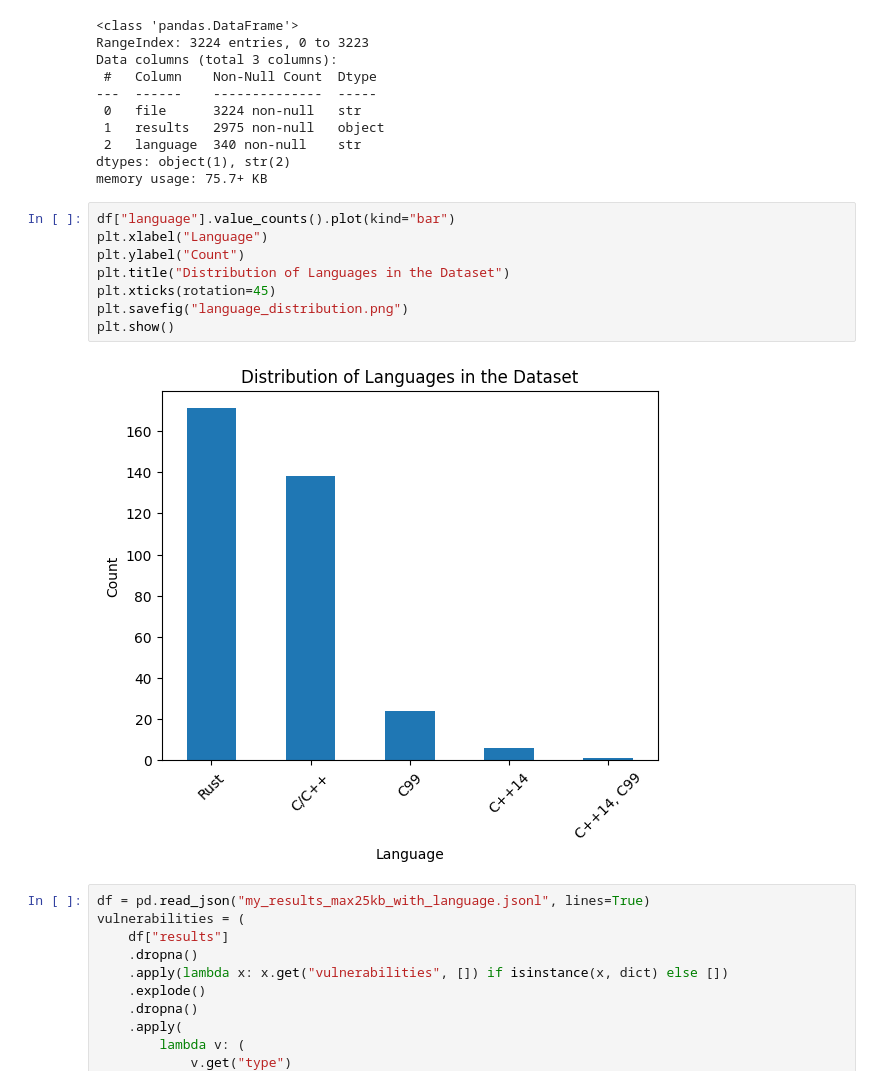
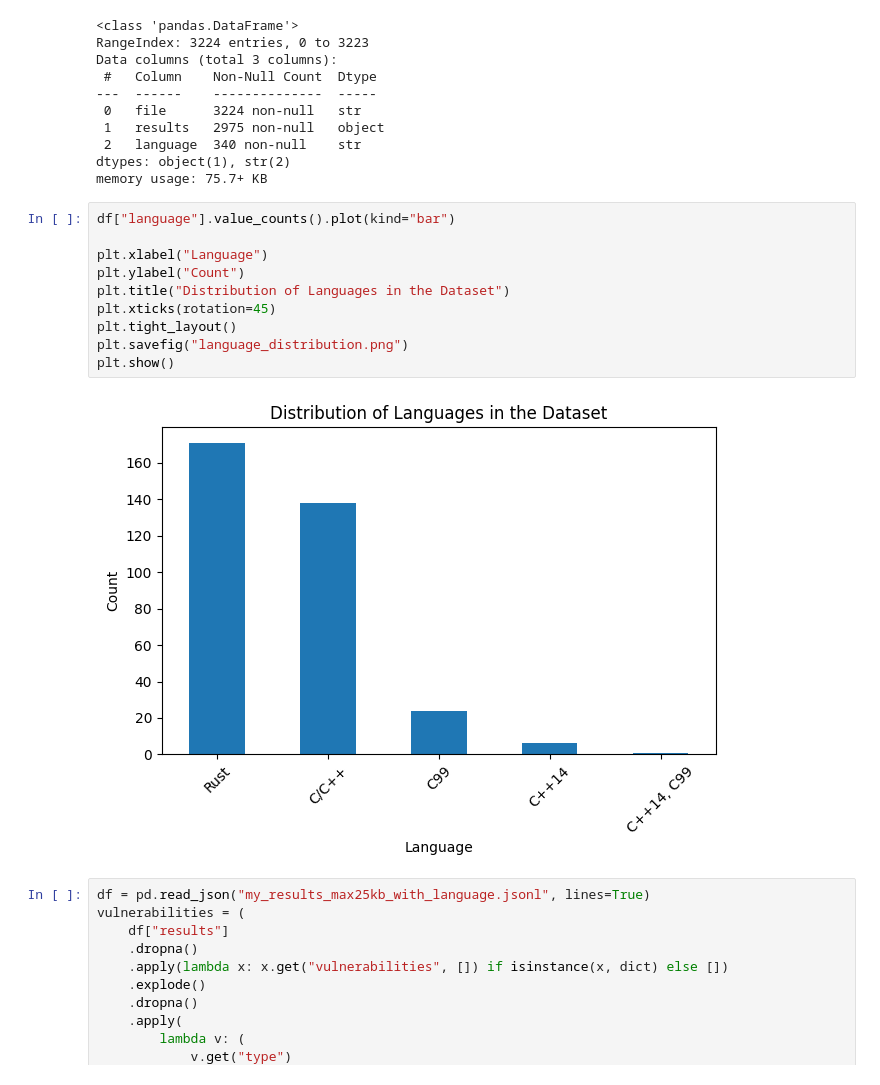
Before and after one commit to Batu-Nur/DD2525_project, a Jupyter notebook: evaluation/analyse.ipynb, the cells around one changed output. Cells and saved outputs as stored; diff of their text form.

```diff
--- a/evaluation/analyse.ipynb
+++ b/evaluation/analyse.ipynb
@@ -21,14 +21,16 @@ dtypes: object(1), str(2)
 memory usage: 75.7+ KB
 # %%
 df["language"].value_counts().plot(kind="bar")
+
 plt.xlabel("Language")
 plt.ylabel("Count")
 plt.title("Distribution of Languages in the Dataset")
 plt.xticks(rotation=45)
+plt.tight_layout()
 plt.savefig("language_distribution.png")
 plt.show()
 # %% [output]
-[figure, old version]
+[figure, new version]
 # %%
 df = pd.read_json("my_results_max25kb_with_language.jsonl", lines=True)
 vulnerabilities = (
```
Also changed, not shown: parts of 5 cells of this notebook, 1 other file.
